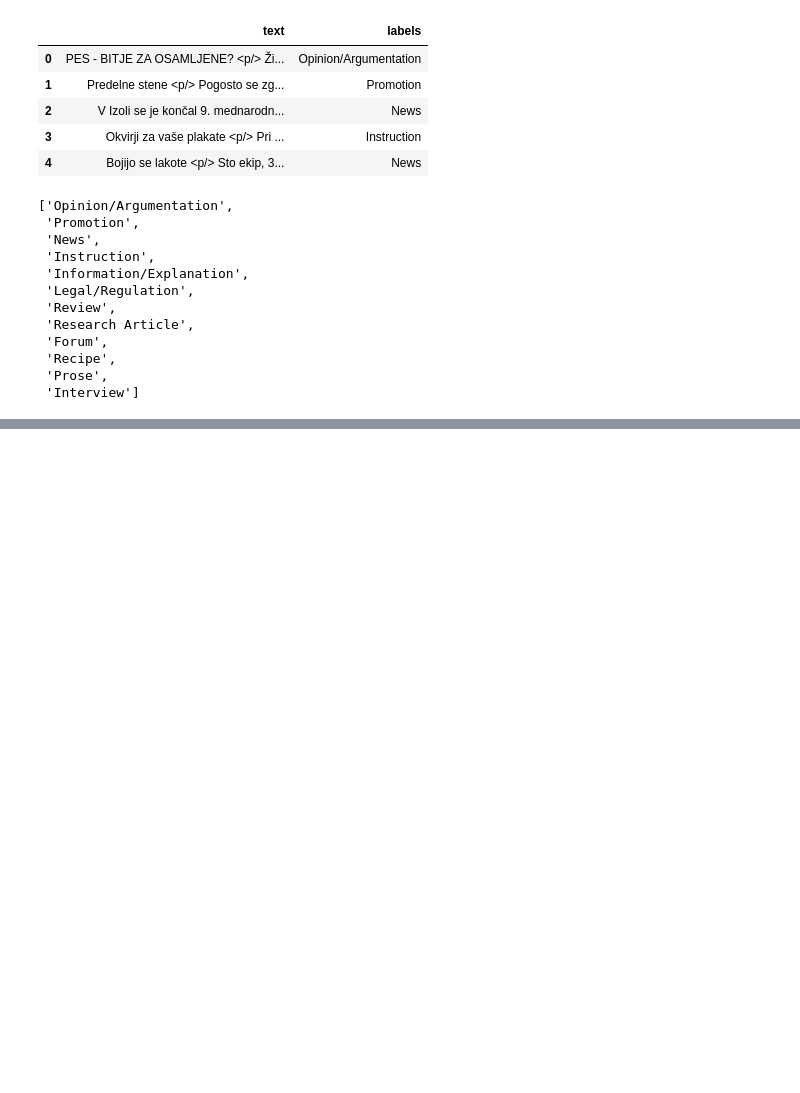
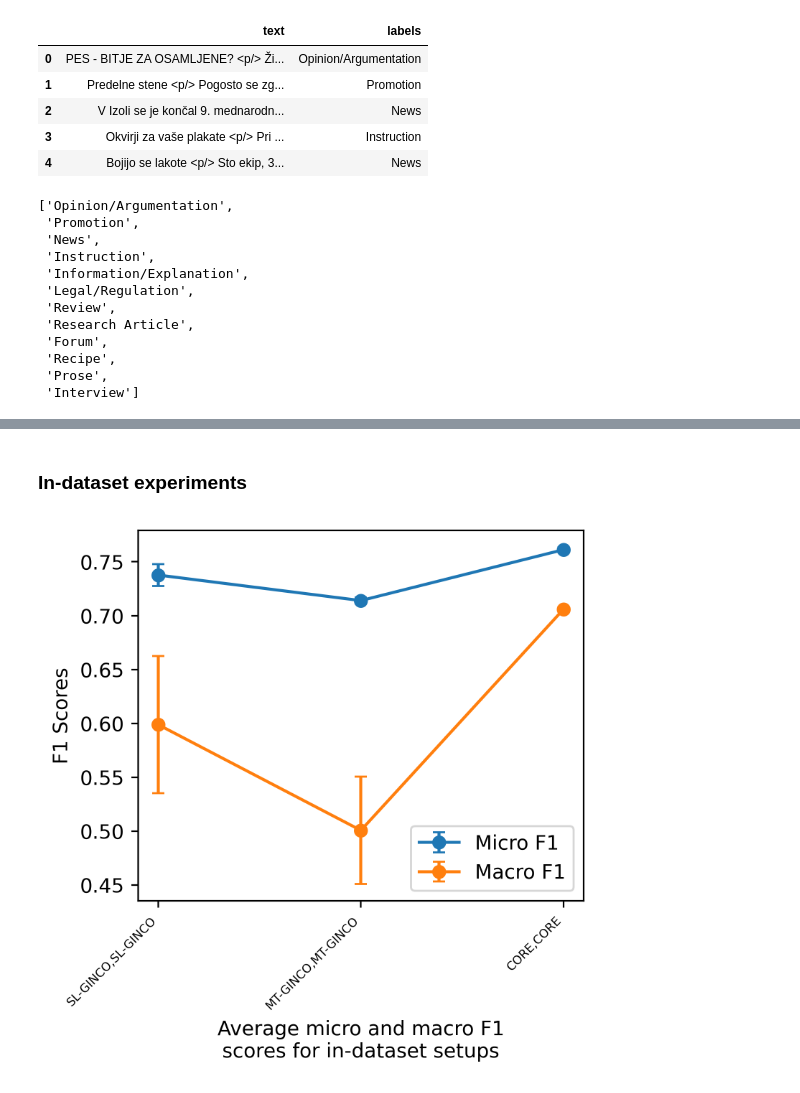
Before and after one commit to TajaKuzman/Cross-Lingual-and-Cross-Dataset-Experiments-with-Genre-Datasets, a Jupyter notebook: 4-Analysing-Results.ipynb, the cells around one changed output, grey strips where cells are left out. Cells and saved outputs as stored; diff of their text form; code cells hidden in the pictures; blank space fills up the shorter version.

```diff
--- a/4-Analysing-Results.ipynb
+++ b/4-Analysing-Results.ipynb
@@ -61,0 +233,36 @@ results_df.head()
+# %% [markdown]
+### In-dataset experiments
+# %%
+# Plot the figure for in-dataset experiments
+# Plot the differences between the average micro and macro scores for different setups:
+setup_of_interest = ['SL-GINCO,SL-GINCO', 'MT-GINCO,MT-GINCO', 'CORE,CORE' ]
+
+average_mi = []
+average_mi_std = []
+average_ma = []
+average_ma_std = []
+
+for setup in setup_of_interest:
+    current_i = setup
+    average_mi.append(average_results[current_i]["microF1"])
+    average_mi_std.append(average_results[current_i]["micro_std"])
+    average_ma.append(average_results[current_i]["macroF1"])
+    average_ma_std.append(average_results[current_i]["macro_std"])
+
+fig, ax = plt.subplots(figsize=(4,4), dpi=400)
+
+ax.errorbar(setup_of_interest, average_mi, yerr=average_mi_std, fmt='-o', label="Micro F1", capsize=3)
+ax.errorbar(setup_of_interest, average_ma, yerr=average_ma_std, fmt='-o', label="Macro F1", capsize=3)
+
+plt.xticks(fontsize=6)
+ax.set_xlabel('Setups')
+ax.set_ylabel('F1 Scores')
+xlabels = setup_of_interest
+ax.set_xticklabels(xlabels, rotation=45, ha='right')
+ax.legend(loc="lower right")
+ax.set_xlabel("Average micro and macro F1\nscores for in-dataset setups")
+fig.tight_layout()
+#plt.savefig("results-RoBERTa\RoBERTa-scores-SI-GINCO-indataset-vs-transfer-to-CORE.png")
+plt.show()
+# %% [output]
+[figure, added]
```
Also changed, not shown: parts of 24 cells of this notebook, 23 other files.
